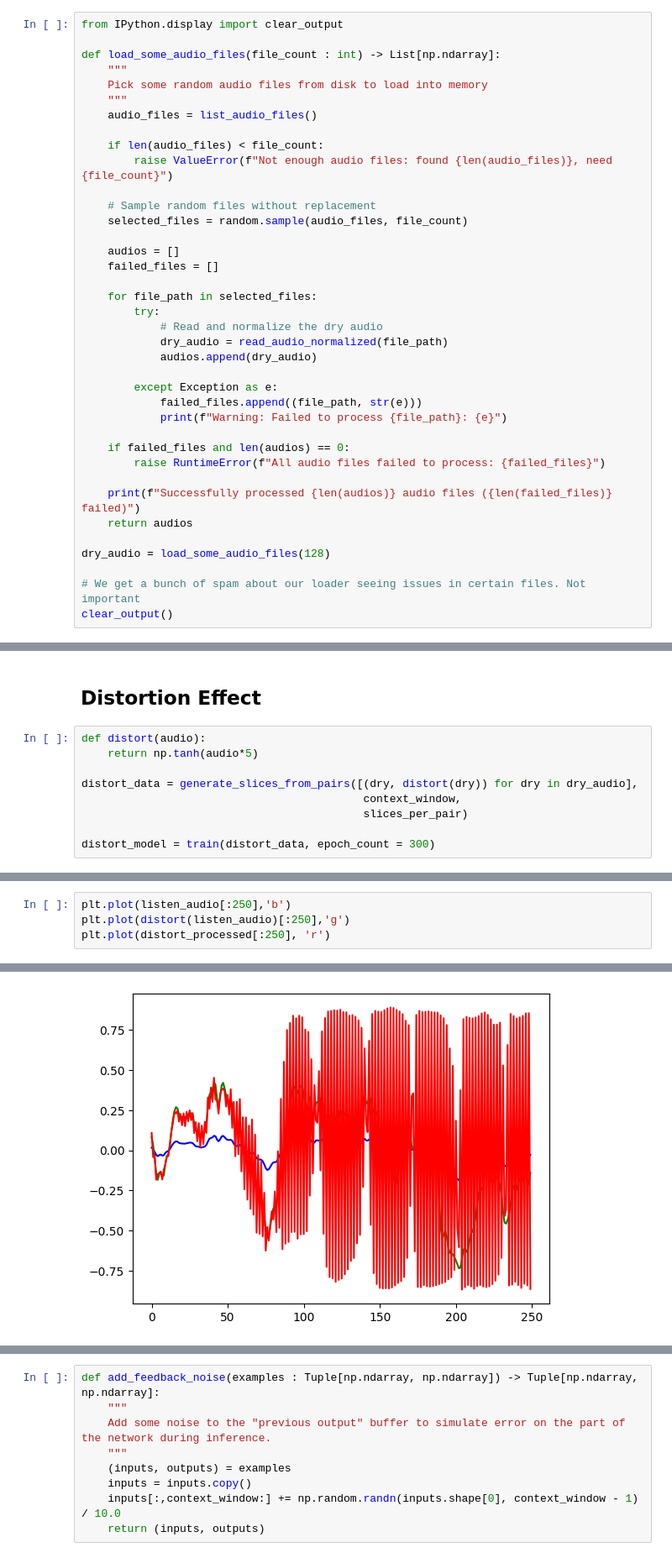
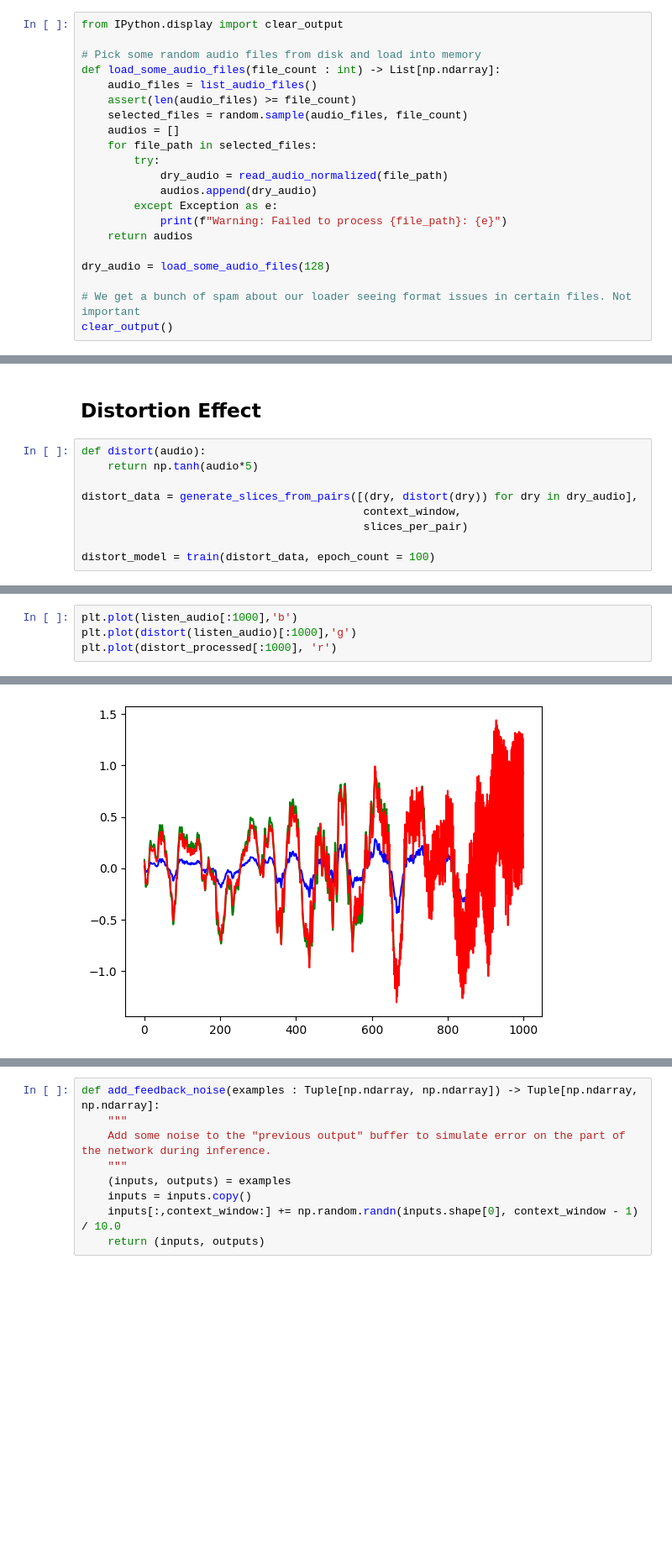
Before and after one commit to wyager/audiofx, a Jupyter notebook: audiofx.ipynb, the cells around one changed output, grey strips where cells are left out. Shown at 84% size. Cells and saved outputs as stored; diff of their text form; blank space fills up the shorter version.

```diff
--- a/audiofx.ipynb
+++ b/audiofx.ipynb
@@ -110,40 +91,23 @@ First, load some example audio:
 # %%
 from IPython.display import clear_output
 
+# Pick some random audio files from disk and load into memory
 def load_some_audio_files(file_count : int) -> List[np.ndarray]:
-    """
-    Pick some random audio files from disk to load into memory
-    """
     audio_files = list_audio_files()
-
-    if len(audio_files) < file_count:
-        raise ValueError(f"Not enough audio files: found {len(audio_files)}, need {file_count}")
-
-    # Sample random files without replacement
+    assert(len(audio_files) >= file_count)
     selected_files = random.sample(audio_files, file_count)
-
     audios = []
-    failed_files = []
-
     for file_path in selected_files:
         try:
-            # Read and normalize the dry audio
             dry_audio = read_audio_normalized(file_path)
             audios.append(dry_audio)
-
         except Exception as e:
-            failed_files.append((file_path, str(e)))
             print(f"Warning: Failed to process {file_path}: {e}")
-
-    if failed_files and len(audios) == 0:
-        raise RuntimeError(f"All audio files failed to process: {failed_files}")
-
-    print(f"Successfully processed {len(audios)} audio files ({len(failed_files)} failed)")
     return audios
 
 dry_audio = load_some_audio_files(128)
 
-# We get a bunch of spam about our loader seeing issues in certain files. Not important
+# We get a bunch of spam about our loader seeing format issues in certain files. Not important
 clear_output()
 # %% [markdown]
 Then, a function that takes unprocessed/processed examples and slices them up into lots of little slices for the model to train on:
@@ -438,5 +407,5 @@ distort_data = generate_slices_from_pairs([(dry, distort(dry)) for dry in dry_au
                                            context_window,
                                            slices_per_pair)
 
-distort_model = train(distort_data, epoch_count = 300)
+distort_model = train(distort_data, epoch_count = 100)
 # %% [output]
@@ -468,10 +437,10 @@ Interesting. The average error is quite bad, despite our train-time holdout loss
 # %%
-plt.plot(listen_audio[:250],'b')
-plt.plot(distort(listen_audio)[:250],'g')
-plt.plot(distort_processed[:250], 'r')
+plt.plot(listen_audio[:1000],'b')
+plt.plot(distort(listen_audio)[:1000],'g')
+plt.plot(distort_processed[:1000], 'r')
 # %% [output]
 [<matplotlib.lines.Line2D at 0x...>]
-[figure, old version]
+[figure, new version]
 # %% [markdown]
 Interesting! It starts out tracking the correct value quite nicely, but rapidly starts oscillating about the correct value.
 
```
Also changed, not shown: parts of 33 cells of this notebook.
